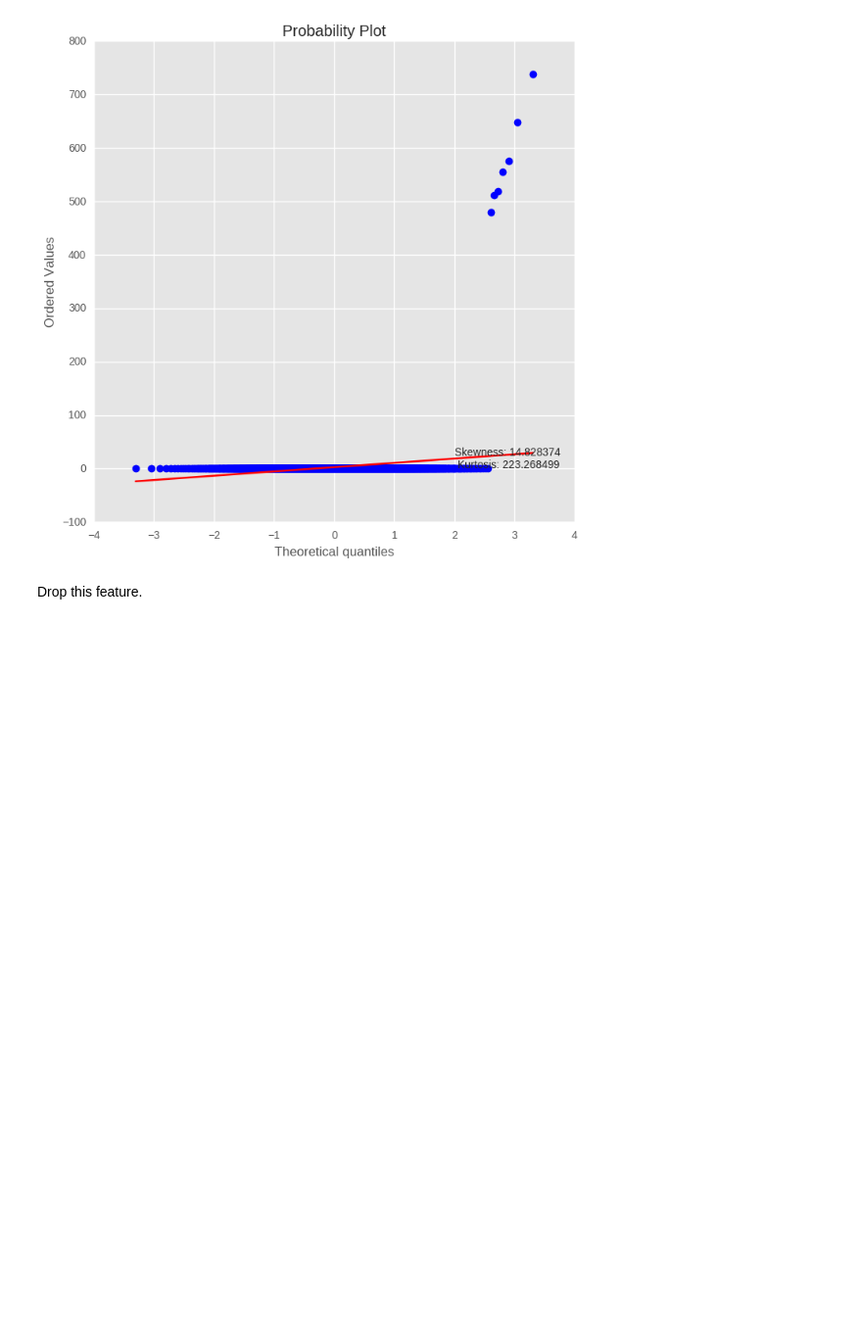
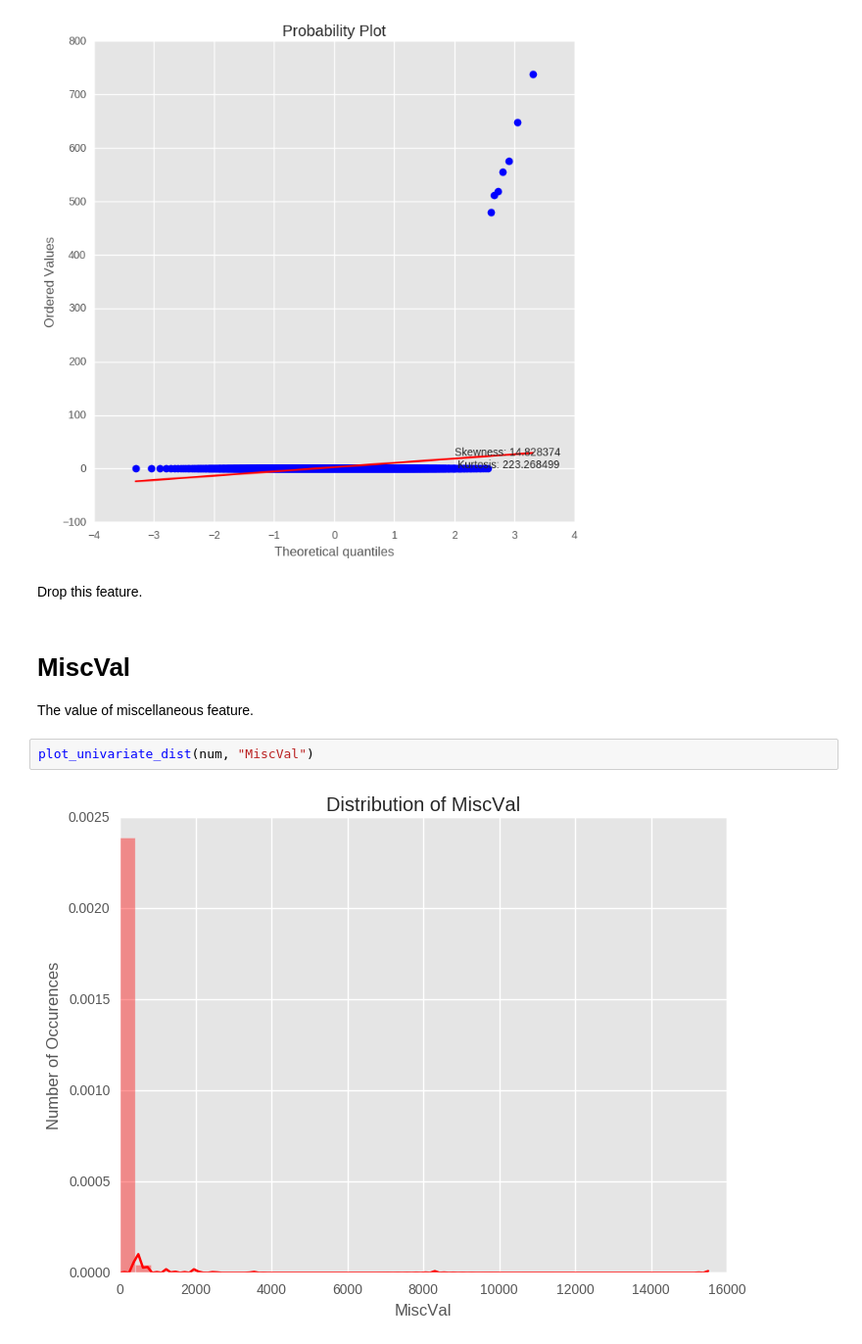
Before and after one commit to dolremi/Housing_Price, a Jupyter notebook: notebook/Data/Numerical_features.ipynb, the cells around one changed output. Shown at 98% size. Drawn from its saved outputs; the diff is of its cells as text; blank space fills up the shorter version.

```diff
--- a/notebook/Data/Numerical_features.ipynb
+++ b/notebook/Data/Numerical_features.ipynb
@@ -333,3 +339,10 @@ plot_univariate_pp(num, "PoolArea")
 [figure]
 # %% [markdown]
 Drop this feature.
+# %% [markdown]
+ # MiscVal
+ The value of miscellaneous feature.
+# %%
+plot_univariate_dist(num, "MiscVal")
+# %% [output]
+[figure, added]
```
Also changed, not shown: parts of 10 cells of this notebook, 1 other file.
